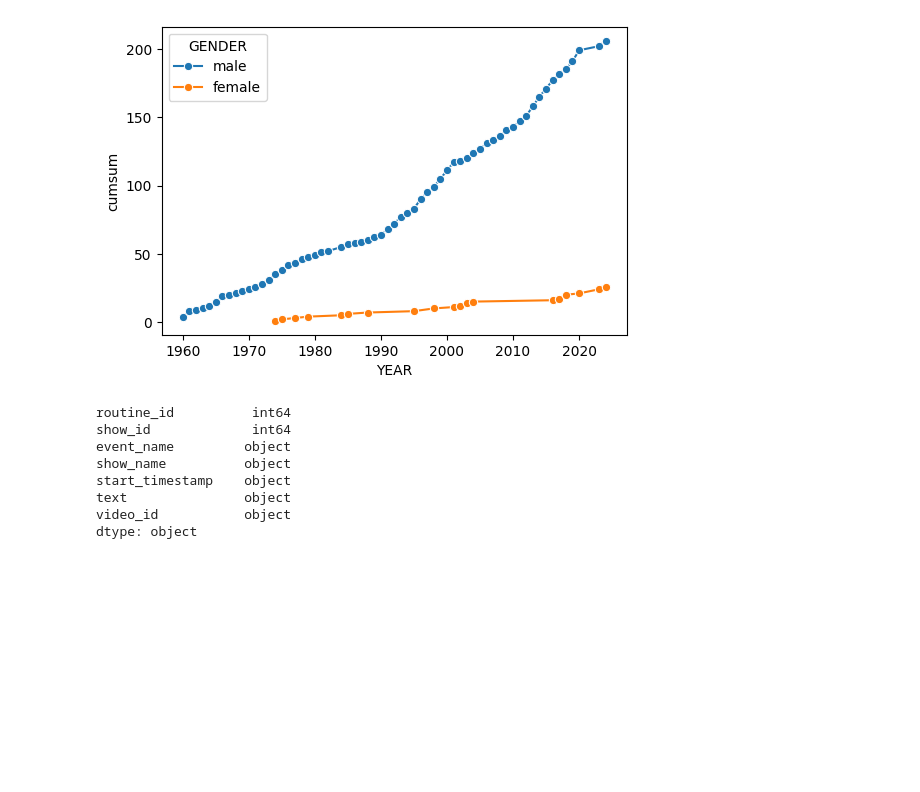
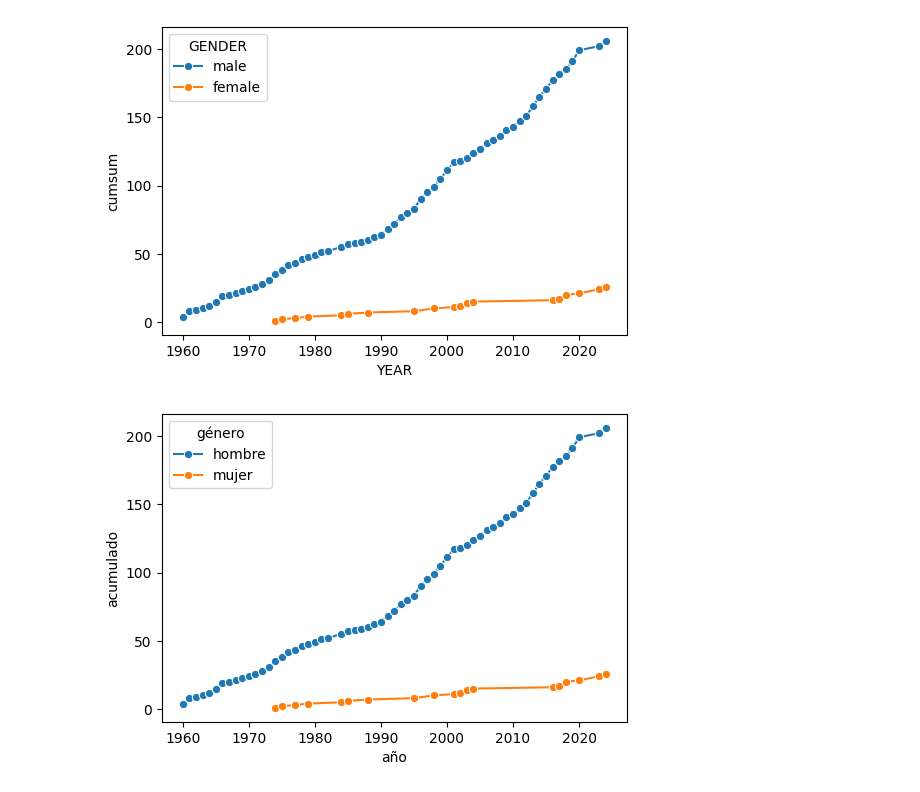
Before and after one commit to aastroza/chilean-humor, a Jupyter notebook: notebooks/00_explore_ficvn_data.ipynb, the cells around one changed output. Saved outputs shown, nothing was run; the diff lists cells and outputs as text; code cells hidden in the pictures; blank space fills up the shorter version.

```diff
--- a/notebooks/00_explore_ficvn_data.ipynb
+++ b/notebooks/00_explore_ficvn_data.ipynb
@@ -94,11 +101,11 @@ df_jokes = pd.read_csv('../data/jokes.csv')
-# %%
-df_jokes.dtypes
-# %% [output]
-routine_id          int64
-show_id             int64
-event_name         object
-show_name          object
-start_timestamp    object
-text               object
-video_id           object
-dtype: object
+# %%
+fig ,ax = plt.subplots(figsize = (6,4))
+df_gender['GENDER'] = df_gender['GENDER'].replace({'male': 'hombre', 'female': 'mujer'})
+sns.lineplot(data=df_gender, x='YEAR', y='cumsum', hue='GENDER', marker='o')
+ax.set_xlabel('año')
+ax.set_ylabel('acumulado')
+ax.legend(title='género')
+plt.savefig('../images/gender_line_plot_spanish.png', bbox_inches='tight', dpi=300)
+plt.show()
+# %% [output]
+[figure, added]
```
Also changed, not shown: parts of 6 cells of this notebook, 3 other files.
